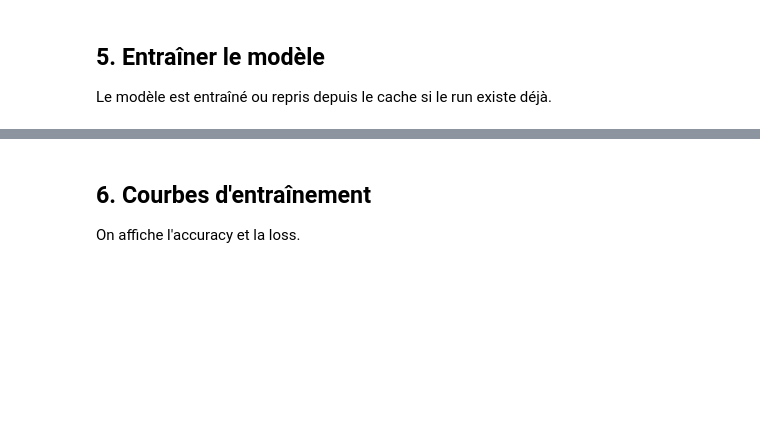
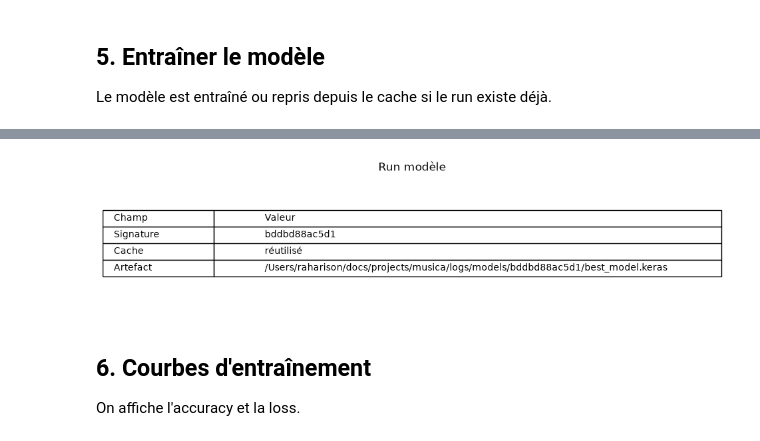
Before and after one commit to dev-gasy/musica, a Jupyter notebook: musica.ipynb, the cells around one changed output, grey strips where cells are left out. Cells and saved outputs as stored; diff of their text form; code cells hidden in the pictures; blank space fills up the shorter version.

```diff
--- a/musica.ipynb
+++ b/musica.ipynb
@@ -126,7 +175,26 @@ Le modèle est entraîné ou repris depuis le cache si le run existe déjà.
 trainer = ChordTrainer(config, prepared.dataset)
 training = trainer.train_or_load(prepared)
 
-print(f"Signature du run: {training.signature}")
-print(f"Artefact modele: {training.model_path}")
-print(f"Modele reutilise depuis le cache: {training.cache_hit}")
+run_labels = ["Signature", "Cache", "Artefact"]
+run_values = [
+    training.signature,
+    "réutilisé" if training.cache_hit else "entraîné",
+    str(training.model_path),
+]
+
+fig, ax = plt.subplots(figsize=(12, 2.4))
+ax.axis("off")
+table = ax.table(
+    cellText=[[label, value] for label, value in zip(run_labels, run_values, strict=True)],
+    colLabels=["Champ", "Valeur"],
+    loc="center",
+    cellLoc="left",
+    colLoc="left",
+    colWidths=[0.18, 0.82],
+)
+table.auto_set_font_size(False)
+table.set_fontsize(10)
+table.scale(1, 1.5)
+ax.set_title("Run modèle", pad=12)
+plt.show()
 # %% [output]
@@ -136,3 +204,4 @@ Modele reutilise depuis le cache: True
+[figure, added]
 # %% [markdown]
 ## 6. Courbes d'entraînement
 
```
Also changed, not shown: parts of 7 cells of this notebook, 4 other files.
